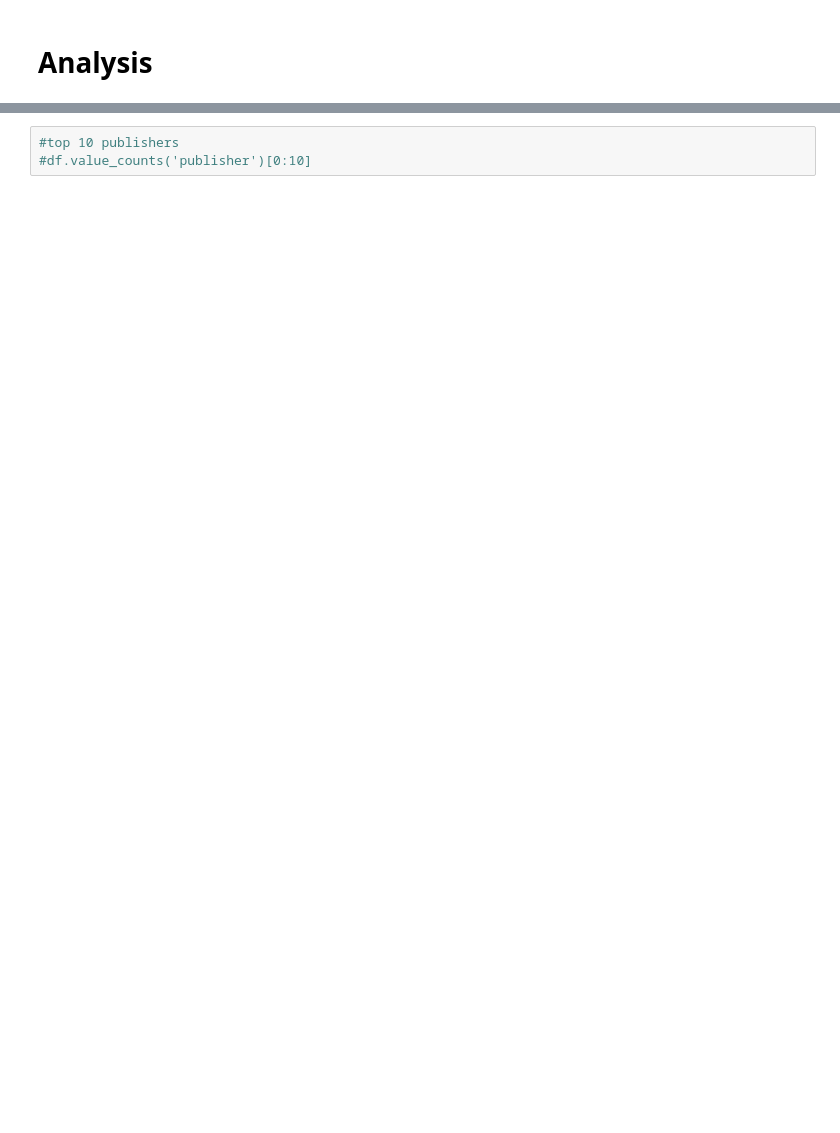
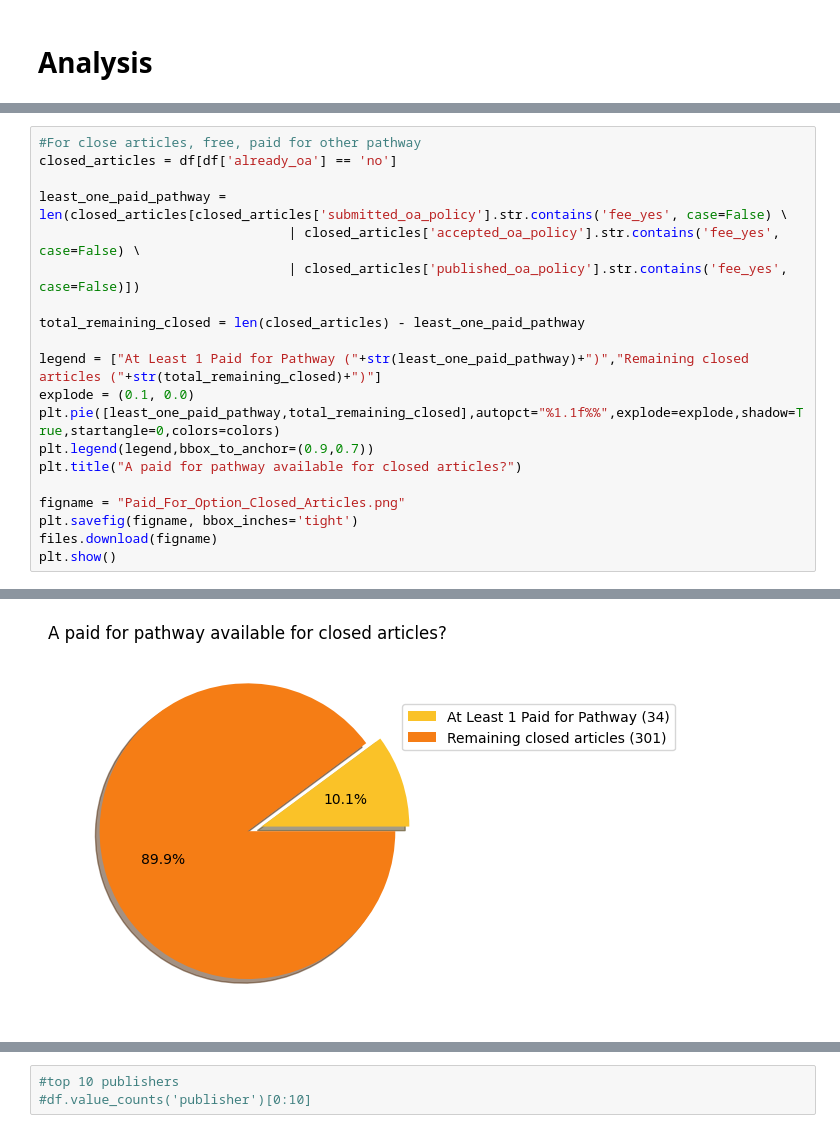
Before and after one commit to elibtronic/2025_state_of_scholarly_communication, a Jupyter notebook: 2025_SofSC.ipynb, the cells around one changed output, grey strips where cells are left out. Cells and saved outputs as stored; diff of their text form; blank space fills up the shorter version.

```diff
--- a/2025_SofSC.ipynb
+++ b/2025_SofSC.ipynb
@@ -354,0 +396,21 @@ plt.show()
+# %%
+#For close articles, free, paid for other pathway
+closed_articles = df[df['already_oa'] == 'no']
+
+least_one_paid_pathway = len(closed_articles[closed_articles['submitted_oa_policy'].str.contains('fee_yes', case=False) \
+                                | closed_articles['accepted_oa_policy'].str.contains('fee_yes', case=False) \
+                                | closed_articles['published_oa_policy'].str.contains('fee_yes', case=False)])
+
+total_remaining_closed = len(closed_articles) - least_one_paid_pathway
+
+legend = ["At Least 1 Paid for Pathway ("+str(least_one_paid_pathway)+")","Remaining closed articles ("+str(total_remaining_closed)+")"]
+explode = (0.1, 0.0)
+plt.pie([least_one_paid_pathway,total_remaining_closed],autopct="%1.1f%%",explode=explode,shadow=True,startangle=0,colors=colors)
+plt.legend(legend,bbox_to_anchor=(0.9,0.7))
+plt.title("A paid for pathway available for closed articles?")
+
+figname = "Paid_For_Option_Closed_Articles.png"
+plt.savefig(figname, bbox_inches='tight')
+files.download(figname)
+plt.show()
+# %% [output]
@@ -354,0 +419 @@ plt.show()
+[figure, added]
```
Also changed, not shown: parts of 21 cells of this notebook.
